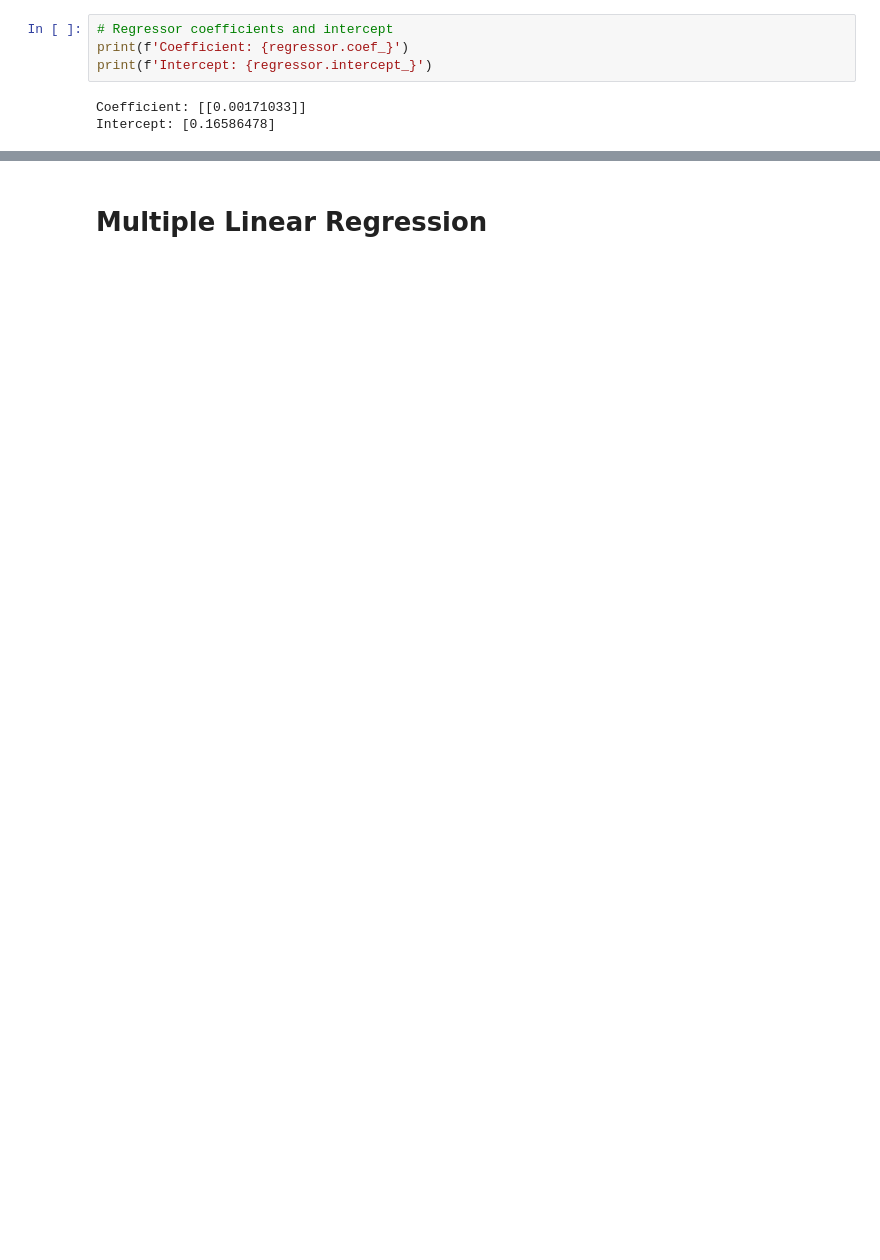
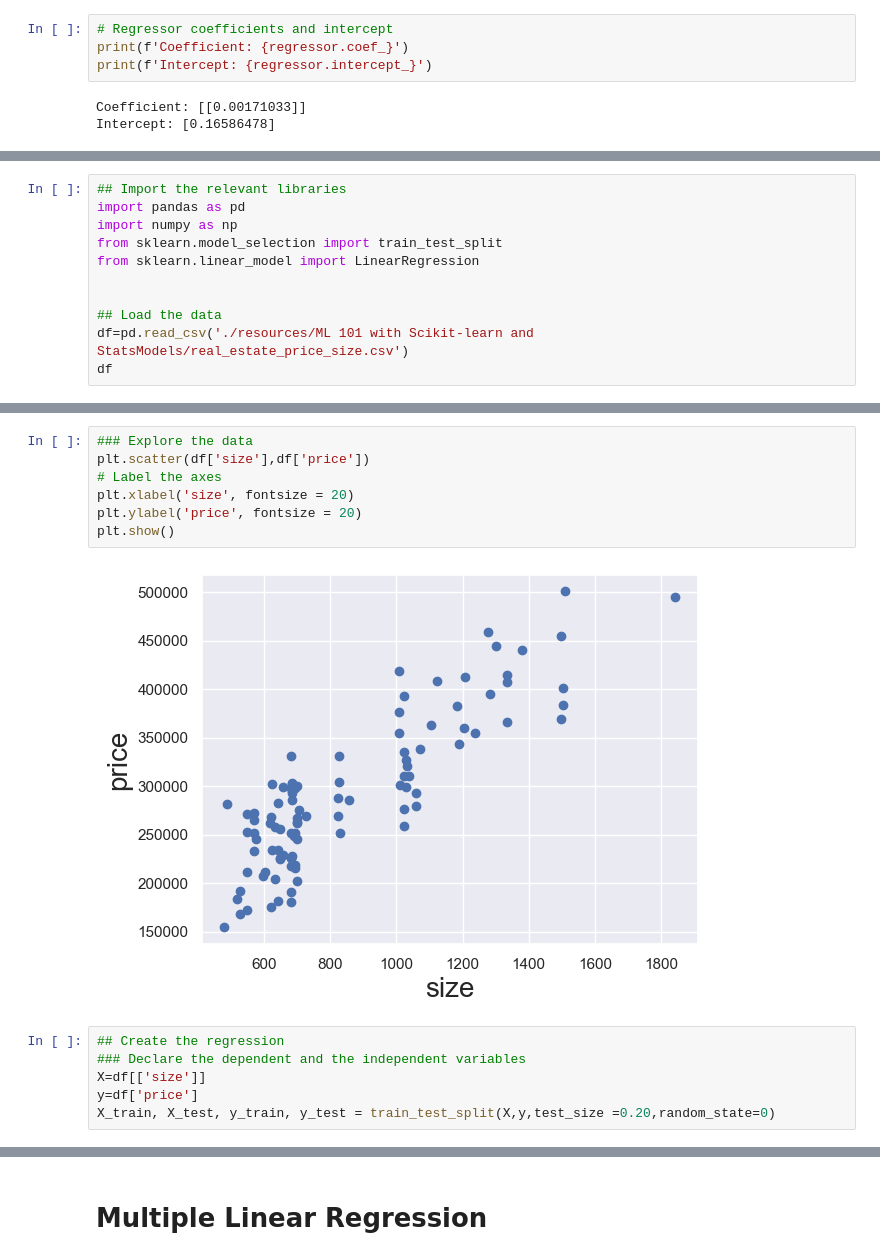
Before and after one commit to R7patel/Notes, a Jupyter notebook: 3_Regression.ipynb, the cells around one changed output, grey strips where cells are left out. Cells and saved outputs as stored; diff of their text form; blank space fills up the shorter version.

```diff
--- a/3_Regression.ipynb
+++ b/3_Regression.ipynb
@@ -204,0 +236,11 @@ plt.show()
+# %%
+## Import the relevant libraries
+import pandas as pd
+import numpy as np
+from sklearn.model_selection import train_test_split
+from sklearn.linear_model import LinearRegression
+
+
+## Load the data
+df=pd.read_csv('./resources/ML 101 with Scikit-learn and StatsModels/real_estate_price_size.csv')
+df
@@ -204,0 +261,15 @@ plt.show()
+# %%
+### Explore the data
+plt.scatter(df['size'],df['price'])
+# Label the axes
+plt.xlabel('size', fontsize = 20)
+plt.ylabel('price', fontsize = 20)
+plt.show()
+# %% [output]
+[figure, added]
+# %%
+## Create the regression
+### Declare the dependent and the independent variables
+X=df[['size']]
+y=df['price']
+X_train, X_test, y_train, y_test = train_test_split(X,y,test_size =0.20,random_state=0)
```
Also changed, not shown: parts of 32 cells of this notebook, 5 other files.
